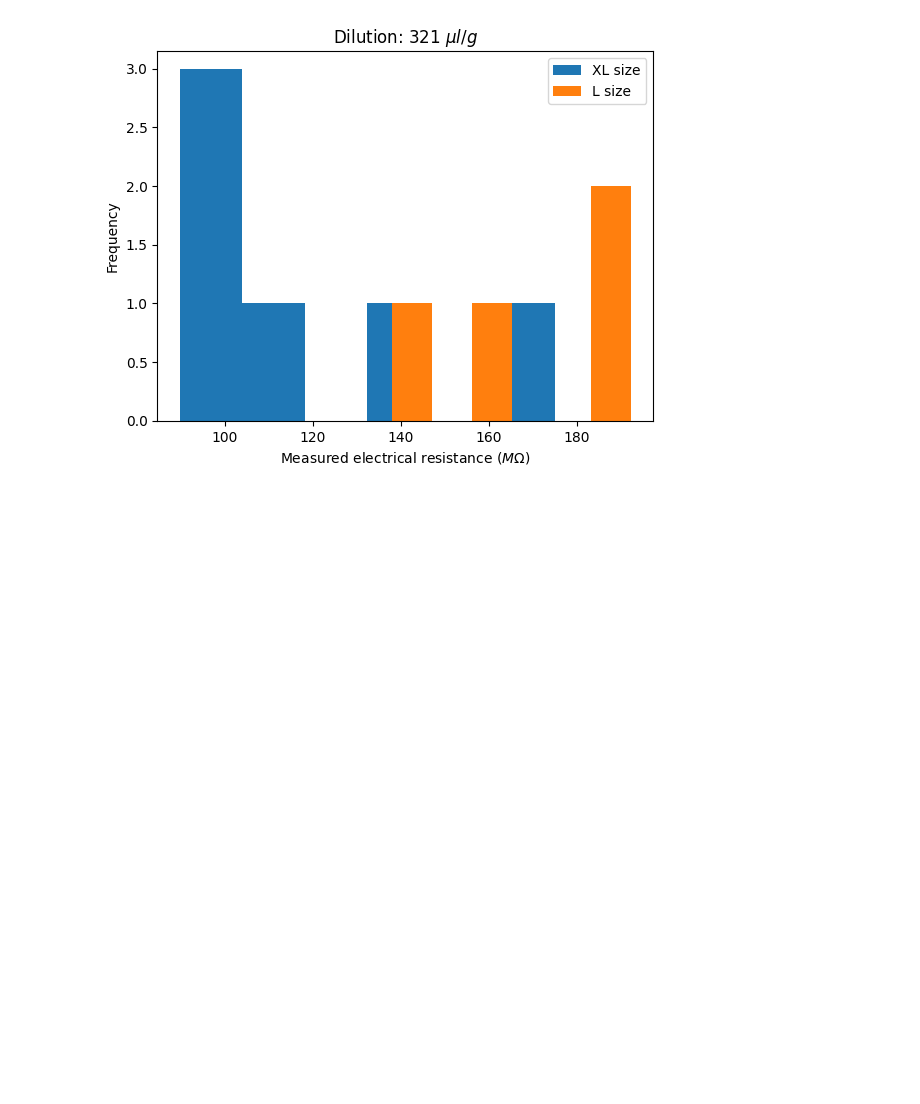
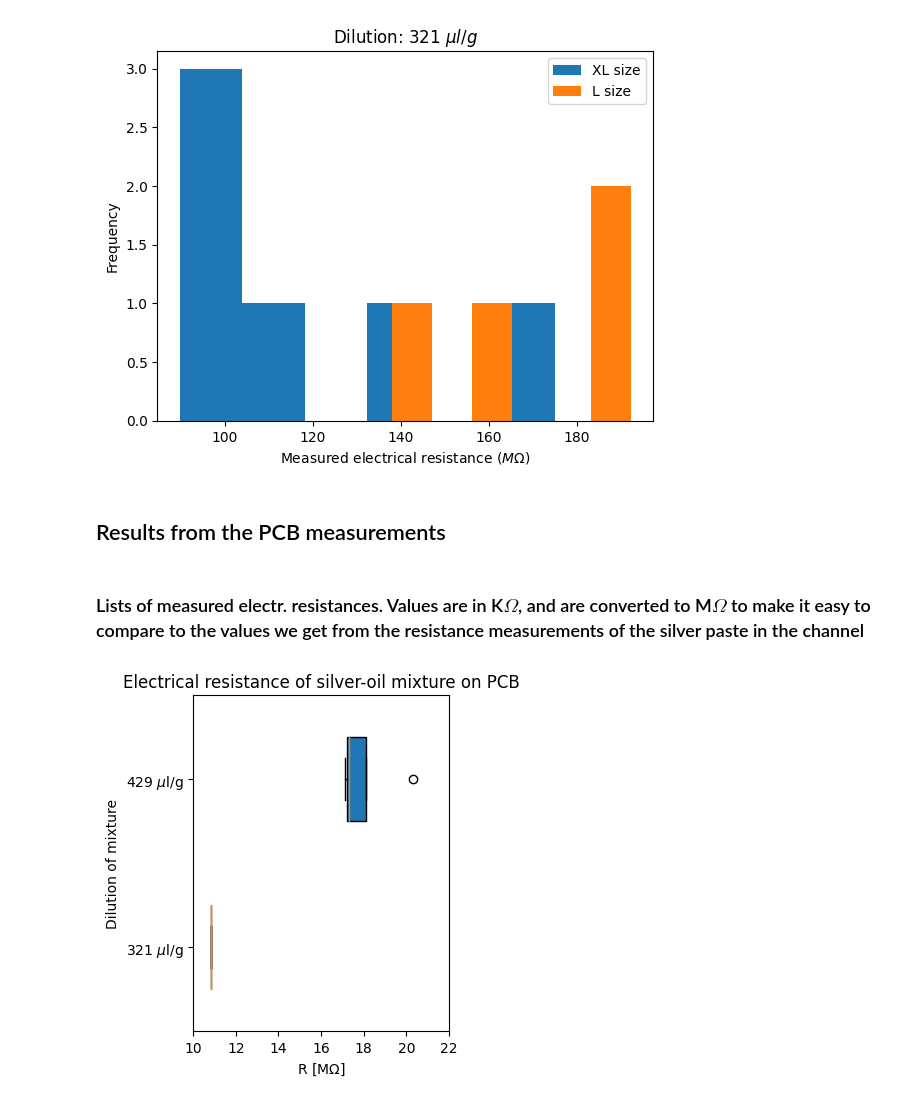
Before and after one commit to mkrause-nps/artificial-muscle, a Jupyter notebook: jupyter_notebooks/silver-paste-results.ipynb, the cells around one changed output. Cells and saved outputs as stored; diff of their text form; code cells hidden in the pictures; blank space fills up the shorter version.

```diff
--- a/jupyter_notebooks/silver-paste-results.ipynb
+++ b/jupyter_notebooks/silver-paste-results.ipynb
@@ -63,2 +63,34 @@ plot(*data, title=title, xlabel=xlabel, ylabel=ylabel, fig_name=fig_name)
 # %% [output]
 [figure]
+# %% [markdown]
+## Results from the PCB measurements
+# %% [markdown]
+### Lists of measured electr. resistances. Values are in K$\Omega$, and are converted to M$\Omega$ to make it easy to compare to the values we get from the resistance measurements of the silver paste in the channel
+# %%
+pcb_321_ul_per_g = [x / 1000 for x in [10841.4, 10841, 10841.1]]
+pcb_429_ul_per_g = [x / 1000 for x in [17256.3, 17127.4, 20288.1, 17379.2]]
+# %%
+def plot_box(data, title=None, xlabel=None, ylabel=None, yticklabel=None, figname=None, xlim=None) -> None:
+    """Create horizontal boxplot of data"""
+    fig, ax = plt.subplots()
+    fig.subplots_adjust(left=0.4, right=0.8, top=0.9, bottom=0.2)
+    ax.boxplot(x=data, patch_artist = True, vert = 0, widths=(0.5, 0.5))
+    ax.set_title(title)
+    ax.set_yticklabels(yticklabel)
+    ax.set_xlabel(xlabel)
+    ax.set_ylabel(ylabel)
+    if xlim:
+        plt.xlim(xlim)
+    if figname:
+        figpath = os.path.join(glob_figpath, figname)
+        fig.savefig(figpath)
+# %%
+title = 'Electrical resistance of silver-oil mixture on PCB'
+xlabel = 'R [M$\Omega$]'
+ylabel = 'Dilution of mixture'
+yticklabel = ['321 $\mu$l/g', '429 $\mu$l/g']
+figname = 'resistance_pcb.png'
+xlim = [10, 22]
+plot_box(data=[pcb_321_ul_per_g, pcb_429_ul_per_g], title=title, xlabel=xlabel, ylabel=ylabel, yticklabel=yticklabel, figname=figname, xlim=xlim)
+# %% [output]
+[figure, added]
```
Also changed, not shown: parts of 3 cells of this notebook.
